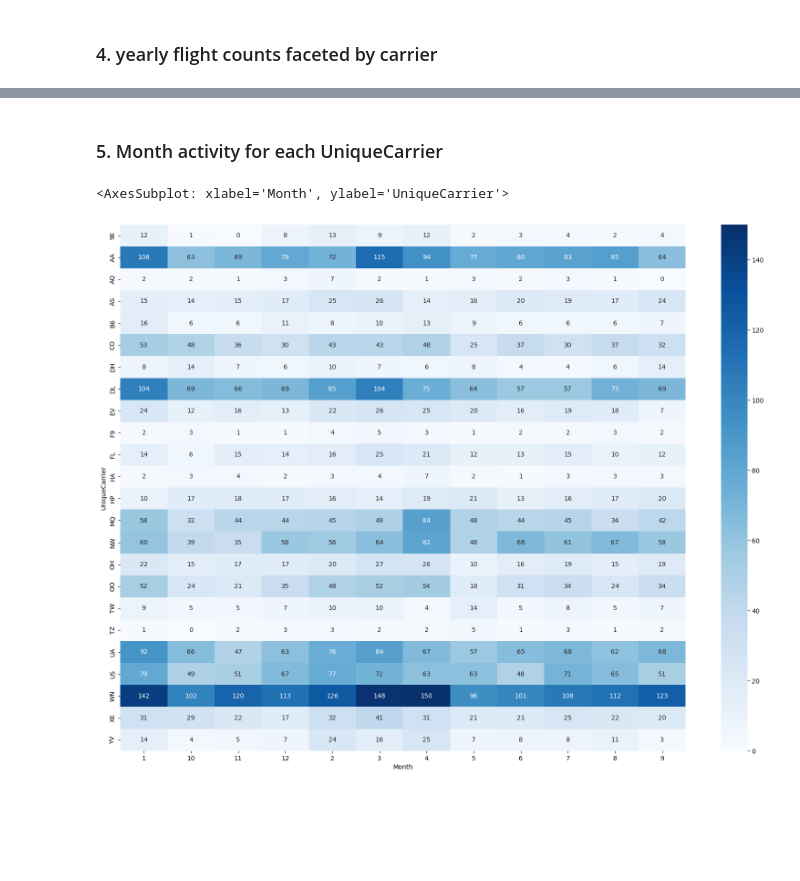
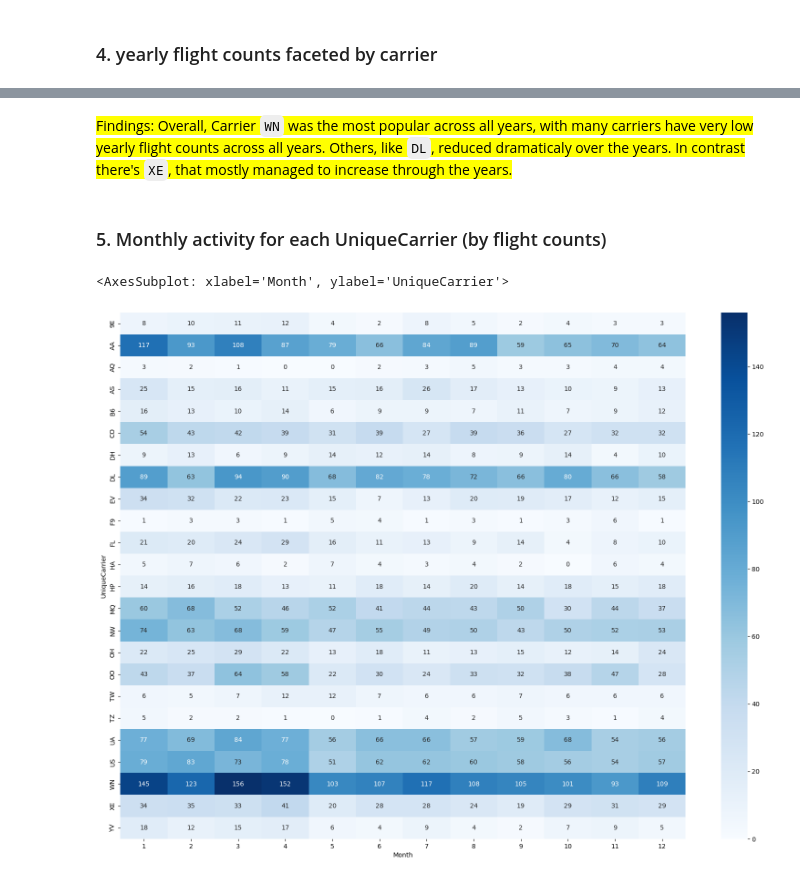
Before and after one commit to nadavoved/another_analysis, a Jupyter notebook: Part_I_notebook.ipynb, the cells around one changed output, grey strips where cells are left out. Drawn from its saved outputs; the diff is of its cells as text; code cells hidden in the pictures; blank space fills up the shorter version.

```diff
--- a/Part_I_notebook.ipynb
+++ b/Part_I_notebook.ipynb
@@ -156,10 +110,14 @@ sns.relplot(data=chart_data, kind='line',x='Year',y='size', col='UniqueCarrier',
+# %% [markdown]
+<mark>Findings: Overall, Carrier `WN` was the most popular across all years, with many carriers have very low yearly flight counts across all years. Others, like `DL`, reduced dramaticaly over the years. In contrast there's `XE`, that mostly managed to increase through the years.
 # %% [markdown]
-### 5. Month activity for each UniqueCarrier
+### 5. Monthly activity for each UniqueCarrier (by flight counts)
 # %%
 routes_cnts = df.groupby(by=['UniqueCarrier', 'Month'], as_index=False).size()
 chart_data = routes_cnts.pivot(index='UniqueCarrier', columns='Month', values='size')
+ordered_cols = chart_data.columns.sort_values()
+chart_data = chart_data.reindex(columns=ordered_cols)
 fig = plt.figure(figsize=(20, 15))
 sns.heatmap(data=chart_data, annot=True, fmt=".0f", cmap='Blues')
 # %% [output]
 <AxesSubplot: xlabel='Month', ylabel='UniqueCarrier'>
-[figure, old version]
+[figure, new version]
```
Also changed, not shown: parts of 65 cells of this notebook, 3 other files.
